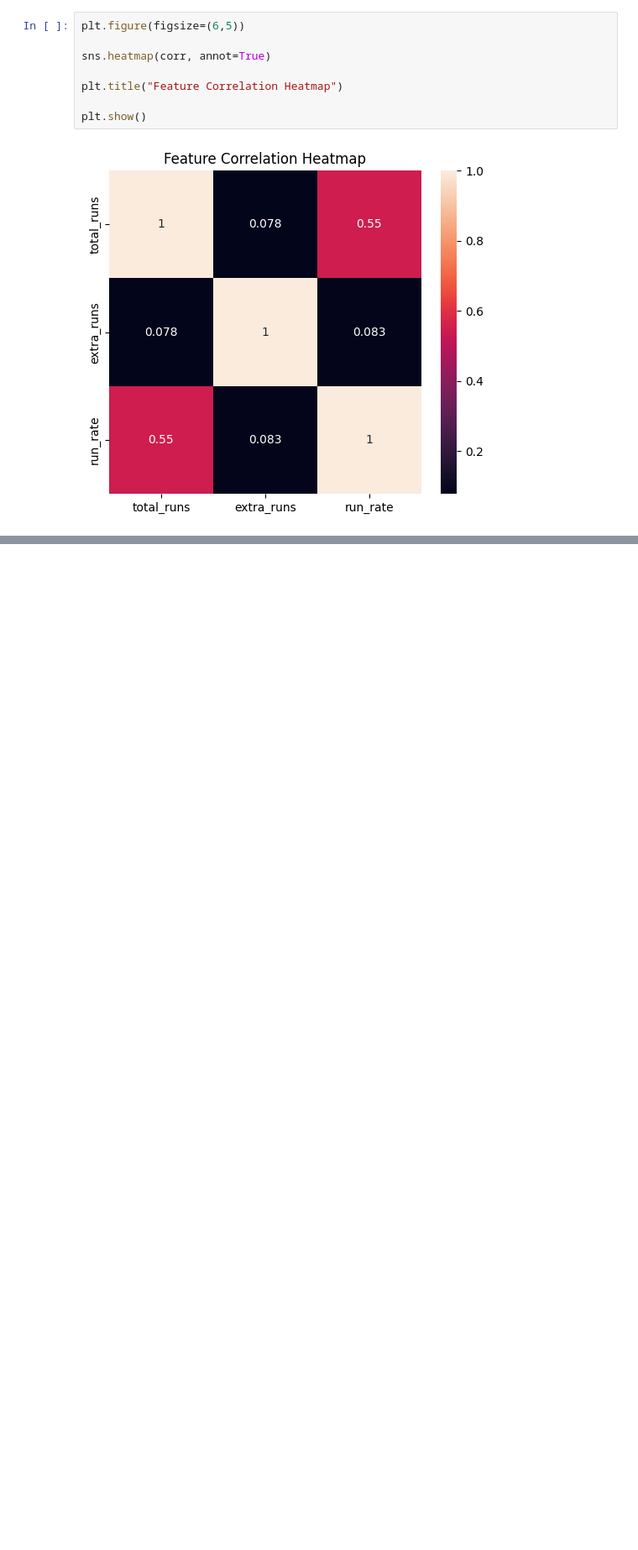
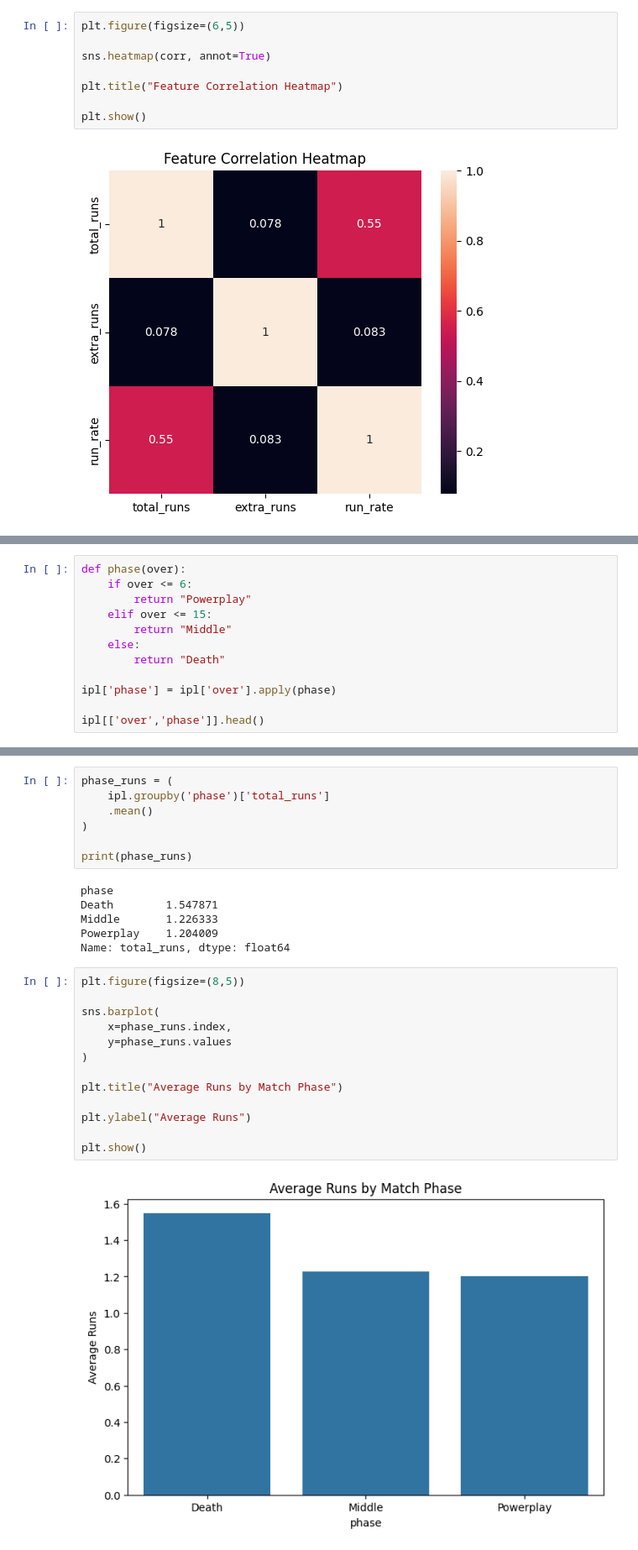
Before and after one commit to sohamm2410/ipl-analytics-dashboard, a Jupyter notebook: notebooks/eda.ipynb, the cells around one changed output, grey strips where cells are left out. Shown at 84% size. Cells and saved outputs as stored; diff of their text form; blank space fills up the shorter version.

```diff
--- a/notebooks/eda.ipynb
+++ b/notebooks/eda.ipynb
@@ -539,0 +737,12 @@ plt.show()
+# %%
+def phase(over):
+    if over <= 6:
+        return "Powerplay"
+    elif over <= 15:
+        return "Middle"
+    else:
+        return "Death"
+
+ipl['phase'] = ipl['over'].apply(phase)
+
+ipl[['over','phase']].head()
@@ -539,0 +756,28 @@ plt.show()
+# %%
+phase_runs = (
+    ipl.groupby('phase')['total_runs']
+    .mean()
+)
+
+print(phase_runs)
+# %% [output]
+phase
+Death        1.547871
+Middle       1.226333
+Powerplay    1.204009
+Name: total_runs, dtype: float64
+# %%
+plt.figure(figsize=(8,5))
+
+sns.barplot(
+    x=phase_runs.index,
+    y=phase_runs.values
+)
+
+plt.title("Average Runs by Match Phase")
+
+plt.ylabel("Average Runs")
+
+plt.show()
+# %% [output]
+[figure, added]
```
Also changed, not shown: parts of 13 cells of this notebook, 2 other files.
